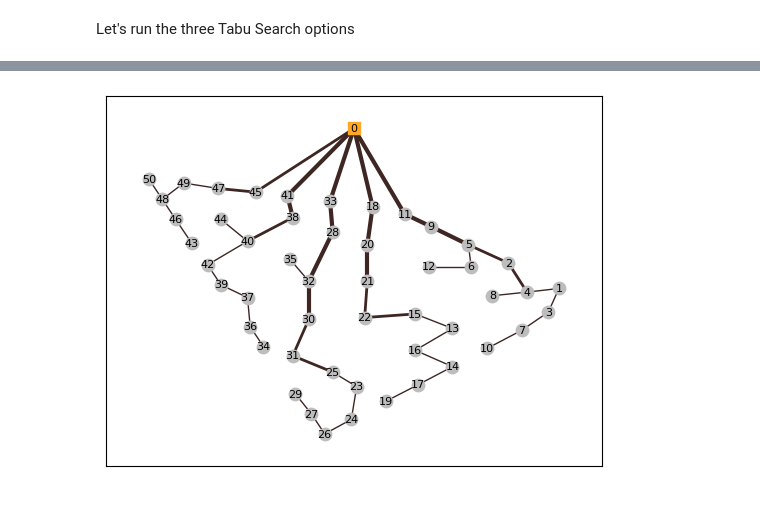
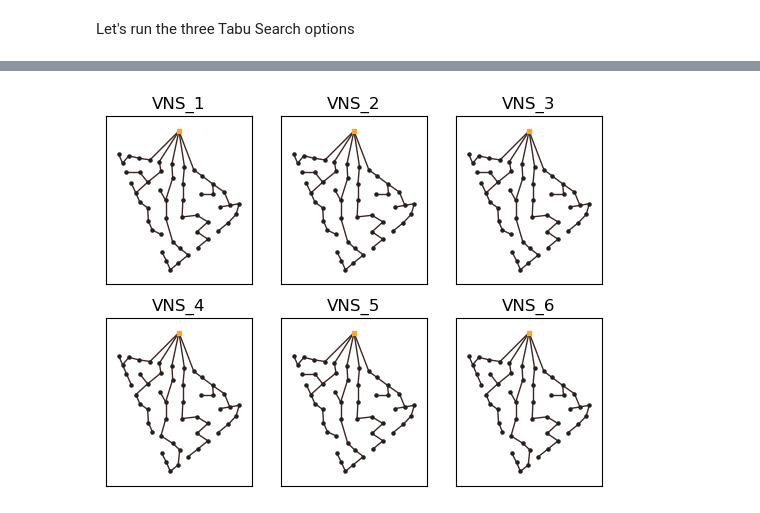
Before and after one commit to FernandoSchett/wamuu, a Jupyter notebook: code_examples/4.0-pma-variable_neighborhood_search.ipynb, the cells around one changed output, grey strips where cells are left out. Cells and saved outputs as stored; diff of their text form; code cells hidden in the pictures.

```diff
--- a/code_examples/4.0-pma-variable_neighborhood_search.ipynb
+++ b/code_examples/4.0-pma-variable_neighborhood_search.ipynb
@@ -54,5 +66,9 @@ VNS_1 = vns(I, Kmax=2, tl=10*60, seed=1)
 # %%
-VNS_2 = vns(I, Kmax=4, tl=10*60, seed=2)
+VNS_3 = vns(I, Kmax=4, tl=10*60, seed=3)
 # %%
-VNS_3 = vns(I, Kmax=6, tl=10*60, seed=3)
+VNS_4 = vns(I, Kmax=5, tl=10*60, seed=4)
+# %%
+VNS_5 = vns(I, Kmax=6, tl=10*60, seed=5)
+# %%
+VNS_6 = vns(I, Kmax=7, tl=10*60, seed=6)
 # %%
@@ -76,4 +90,30 @@ plot(VNS_2)
-# %%
-plot(VNS_3)
-# %% [output]
-[figure, removed]
+# %%
+fig, axs = plt.subplots(2,3)
+
+plt.sca(axs[0, 0])
+plt.title('VNS_1')
+plot_small(VNS_1)
+
+plt.sca(axs[0, 1])
+plt.title('VNS_2')
+plot_small(VNS_2)
+
+plt.sca(axs[0, 2])
+plt.title('VNS_3')
+plot_small(VNS_3)
+
+plt.sca(axs[1, 0])
+plt.title('VNS_4')
+plot_small(VNS_4)
+
+plt.sca(axs[1, 1])
+plt.title('VNS_5')
+plot_small(VNS_5)
+
+plt.sca(axs[1, 2])
+plt.title('VNS_6')
+plot_small(VNS_6)
+
+plt.show()
+# %% [output]
+[figure, added]
```
Also changed, not shown: parts of 7 cells of this notebook, 7 other files.
